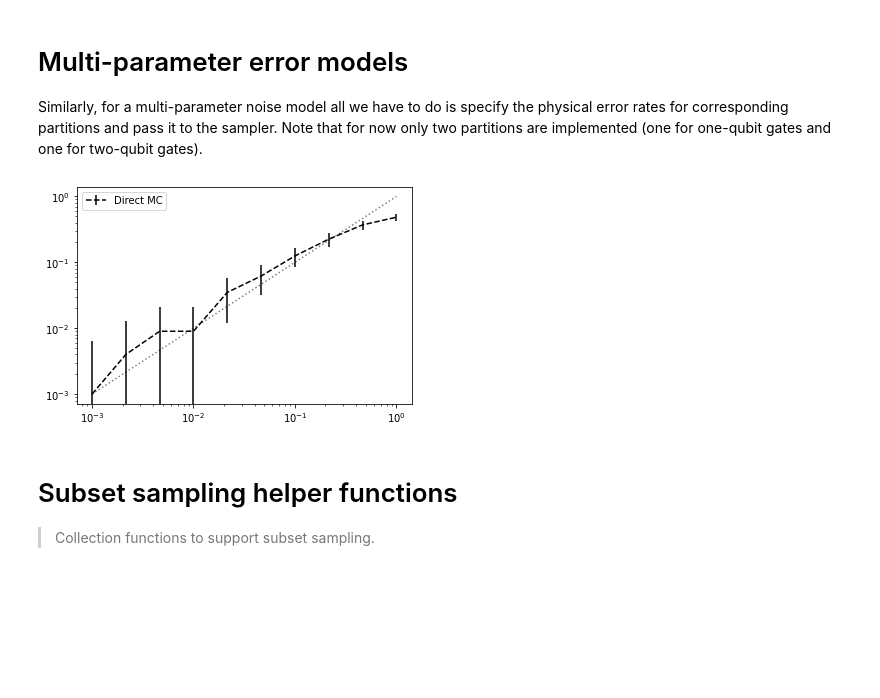
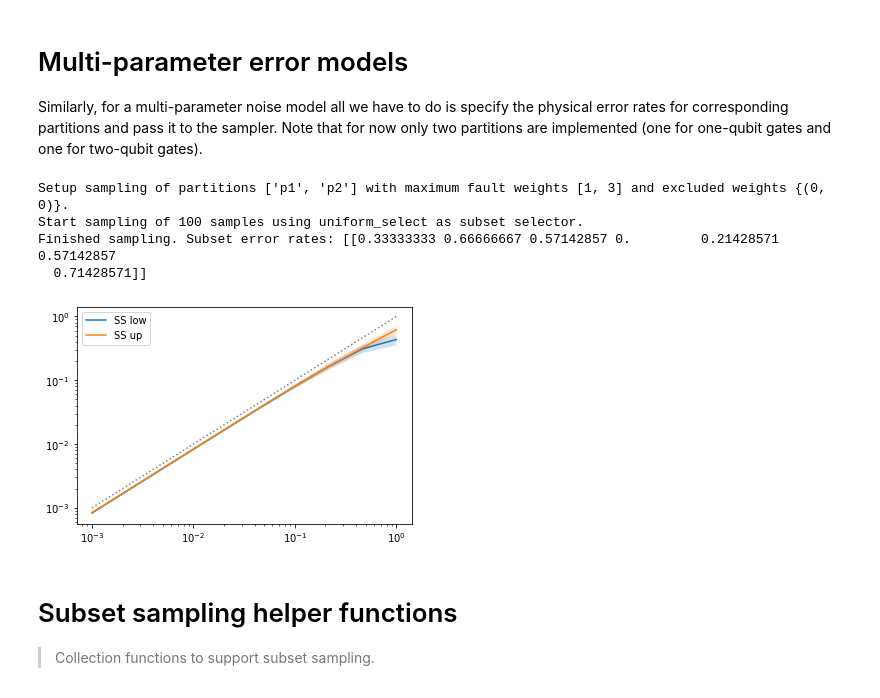
Before and after one commit to dpwinter/qsample, a Jupyter notebook: 06_samplers.ipynb, the cells around one changed output. Saved outputs shown, nothing was run; the diff lists cells and outputs as text; code cells hidden in the pictures; blank space fills up the shorter version.

Commit message:
Added plots for subset sampling

```diff
--- a/06_samplers.ipynb
+++ b/06_samplers.ipynb
@@ -222,18 +223,29 @@ Similarly, for a multi-parameter noise model all we have to do is specify the ph
 p1 = np.logspace(-3,0,10)
 p2 = 0.5 * p1
 err_params = {'p1': p1, 'p2': p2}
-sam = DirectSampler(ghz, err_params)
+w_params = {'w_max':[1,3], 'w_exclude': {(0,0),}}
+sam = SubsetSampler(ghz, err_params, w_params)
+p_L_up, p_L_low, ss_std = sam.run(n_samples=100)
+# %% [output]
+Setup sampling of partitions ['p1', 'p2'] with maximum fault weights [1, 3] and excluded weights {(0, 0)}.
+Start sampling of 100 samples using uniform_select as subset selector.
+Finished sampling. Subset error rates: [[0.33333333 0.66666667 0.57142857 0.         0.21428571 0.57142857
+  0.71428571]]
 # %%
 #slow
 #hide_input
-p_L, std = sam.run(n_samples=1000)
-plt.errorbar(p, p_L, fmt='--', c="black", yerr=std, label="Direct MC")
+
+plt.plot(p, p_L_low, label="SS low")
+plt.fill_between(p, p_L_low-ss_std, p_L_low+ss_std, alpha=0.2)
+plt.plot(p, p_L_up, label="SS up")
+plt.fill_between(p, p_L_up-ss_std, p_L_up+ss_std, alpha=0.2)
+
 plt.plot(p, p, 'k:', alpha=0.5)
 plt.xscale('log')
 plt.yscale('log')
 plt.legend();
 # %% [output]
-[figure, old version]
+[figure, new version]
 # %% [markdown]
 # Subset sampling helper functions
 > Collection functions to support subset sampling.
```
Also changed, not shown: parts of 16 cells of this notebook, 5 other files.
